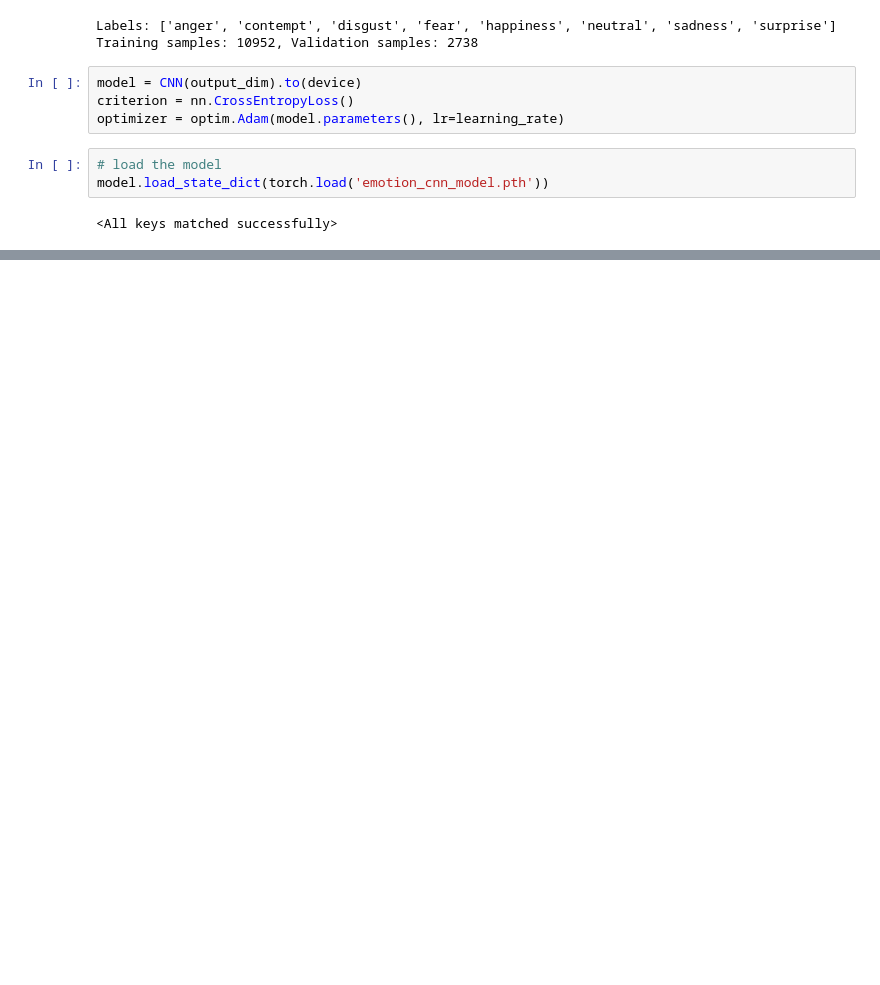
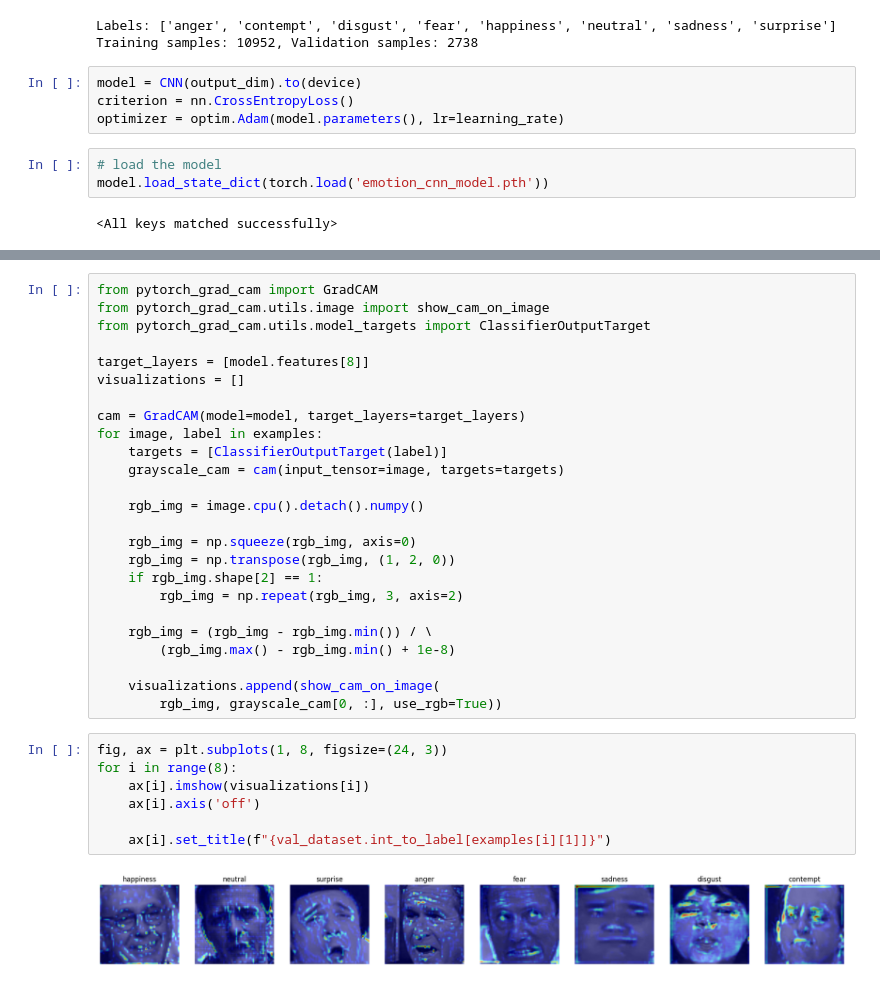
Before and after one commit to syliem1/EmotionalDetection, a Jupyter notebook: CNN/train.ipynb, the cells around one changed output, grey strips where cells are left out. Saved outputs shown, nothing was run; the diff lists cells and outputs as text; blank space fills up the shorter version.

```diff
--- a/CNN/train.ipynb
+++ b/CNN/train.ipynb
@@ -225,0 +259,34 @@ Weighted F1-Score: 0.7255
+# %%
+from pytorch_grad_cam import GradCAM
+from pytorch_grad_cam.utils.image import show_cam_on_image
+from pytorch_grad_cam.utils.model_targets import ClassifierOutputTarget
+
+target_layers = [model.features[8]]
+visualizations = []
+
+cam = GradCAM(model=model, target_layers=target_layers)
+for image, label in examples:
+    targets = [ClassifierOutputTarget(label)]
+    grayscale_cam = cam(input_tensor=image, targets=targets)
+
+    rgb_img = image.cpu().detach().numpy()
+
+    rgb_img = np.squeeze(rgb_img, axis=0)
+    rgb_img = np.transpose(rgb_img, (1, 2, 0))
+    if rgb_img.shape[2] == 1:
+        rgb_img = np.repeat(rgb_img, 3, axis=2)
+
+    rgb_img = (rgb_img - rgb_img.min()) / \
+        (rgb_img.max() - rgb_img.min() + 1e-8)
+
+    visualizations.append(show_cam_on_image(
+        rgb_img, grayscale_cam[0, :], use_rgb=True))
+# %%
+fig, ax = plt.subplots(1, 8, figsize=(24, 3))
+for i in range(8):
+    ax[i].imshow(visualizations[i])
+    ax[i].axis('off')
+
+    ax[i].set_title(f"{val_dataset.int_to_label[examples[i][1]]}")
+# %% [output]
+[figure, added]
```
Also changed, not shown: parts of 8 cells of this notebook, 1 other file.
